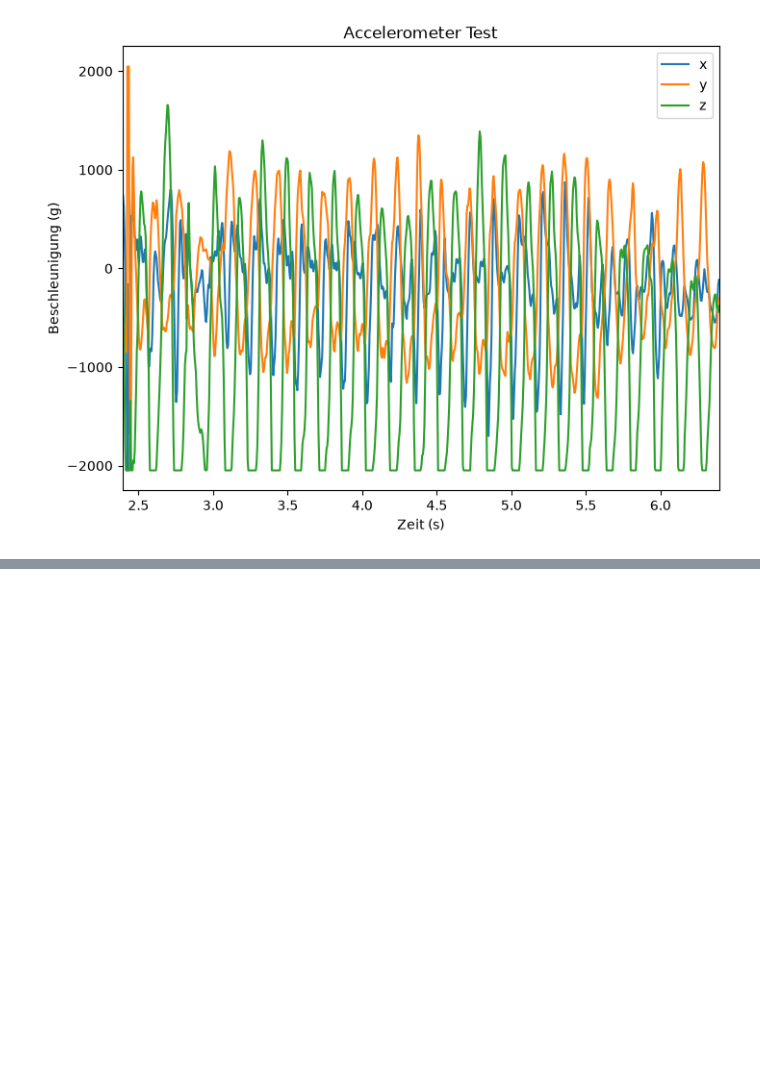
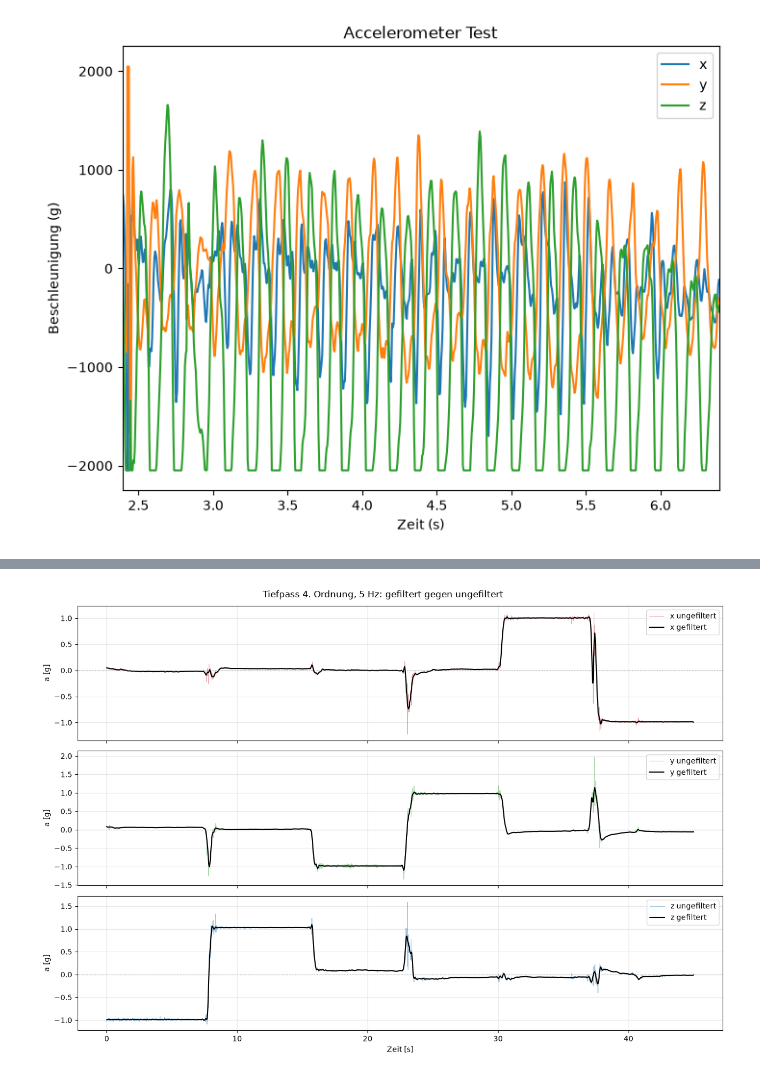
Before and after one commit to Luisa-Kneppel/Biosignalverarbeitung, a Jupyter notebook: Labor_Notebooks/Lab1_Visualisierung_Messdaten.ipynb, the cells around one changed output, grey strips where cells are left out. Cells and saved outputs as stored; diff of their text form; code cells hidden in the pictures; blank space fills up the shorter version.

```diff
--- a/Labor_Notebooks/Lab1_Visualisierung_Messdaten.ipynb
+++ b/Labor_Notebooks/Lab1_Visualisierung_Messdaten.ipynb
@@ -293,3 +290,82 @@ def butter_bandpass_filter(signal, lowcut, fs, order):
     b, a = butter_bandpass(lowcut,fs, order)
     y = sci.filtfilt(b, a, signal, axis = 0, order=order)
     return y
+# %%
+# ===== bestehender Code (unveraendert) =====
+def butter_bandpass(lowcut,fs,order):
+    nyq = 0.5 * fs
+    low = lowcut / nyq
+    order = 4
+    b, a = sci.butter(order, [low], 'lowpass', analog=False)
+    return b, a
+
+def butter_bandpass_filter(signal, lowcut, fs, order):
+    b, a = butter_bandpass(lowcut,fs, order)
+    y = sci.filtfilt(b, a, signal, axis = 0, order=order)
+    return y
+
+# ===== Daten einlesen (Spaltenreihenfolge wie in der Datei) =====
+DATEI = "./data/x_y_z_IMU.csv"
+LSB_PRO_G = 1024
+df = pd.read_csv(DATEI, sep=";", header=None, encoding="utf-8-sig",
+                 names=["ax_raw", "ay_raw", "az_raw", "t_us"])
+df = df.apply(pd.to_numeric, errors="coerce").dropna()
+t = (df["t_us"].to_numpy() - df["t_us"].iloc[0]) * 1e-6
+werte = {"x": df["ax_raw"].to_numpy() / LSB_PRO_G,
+         "y": df["ay_raw"].to_numpy() / LSB_PRO_G,
+         "z": df["az_raw"].to_numpy() / LSB_PRO_G}
+
+# ===== Abtastfrequenz =====
+dt = np.diff(t)
+fs = 1 / np.mean(dt)
+print("=== Abtastfrequenz ===")
+print(f"Mittelwert fs     : {fs:.2f} Hz")
+print(f"Std der fs        : {np.std(1/dt):.2f} Hz")
+print(f"Mittelwert dt     : {np.mean(dt)*1e3:.3f} ms")
+print(f"Std von dt        : {np.std(dt)*1e3:.3f} ms")
+print(f"Messdauer         : {t[-1]:.2f} s, {len(t)} Messwerte")
+
+# ===== Filter anwenden =====
+CUTOFF = 5      # Hz
+ORDER = 4
+
+def filtern(signal):
+    try:
+        return butter_bandpass_filter(signal, CUTOFF, fs, ORDER)
+    except TypeError:
+        # gleicher Filter, aber filtfilt ohne das ungueltige Argument "order"
+        b, a = sci.butter(ORDER, CUTOFF / (0.5 * fs), btype="lowpass")
+        return sci.filtfilt(b, a, signal, axis=0)
+
+gefiltert = {n: filtern(a) for n, a in werte.items()}
+
+# ===== Plot gefiltert gegen ungefiltert =====
+fig, axs = plt.subplots(3, 1, figsize=(13, 9), sharex=True)
+for ax, (n, a), c in zip(axs, werte.items(), ["tab:red", "tab:green", "tab:blue"]):
+    ax.plot(t, a, color=c, alpha=0.4, linewidth=0.8, label=f"{n} ungefiltert")
+    ax.plot(t, gefiltert[n], color="black", linewidth=1.5, label=f"{n} gefiltert")
+    ax.axhline(0, color="grey", linestyle=":", linewidth=0.8)
+    ax.set_ylabel("a [g]"); ax.grid(True, alpha=0.3); ax.legend(loc="upper right")
+axs[-1].set_xlabel("Zeit [s]")
+fig.suptitle(f"Tiefpass {ORDER}. Ordnung, {CUTOFF} Hz: gefiltert gegen ungefiltert")
+plt.tight_layout()
+plt.savefig("diagramm_gefiltert.png", dpi=200)
+plt.show()
+
+# ===== Kennwerte pro Orientierung (ruhige Plateaus) =====
+SCHWELLE_HOCH, SCHWELLE_NIEDRIG = 0.8, 0.3
+print("\n=== Kennwerte pro Orientierung ===")
+print(f"{'Lage':8s}{'N':>6s}{'Dauer[s]':>9s}{'Mittel roh':>12s}{'Mittel gef':>12s}"
+      f"{'Abw. von +-1g':>15s}{'Std roh':>10s}{'Std gef':>10s}{'Std-Red.':>9s}")
+for n in werte:
+    andere = [werte[m] for m in werte if m != n]
+    ruhig = (np.abs(andere[0]) < SCHWELLE_NIEDRIG) & (np.abs(andere[1]) < SCHWELLE_NIEDRIG)
+    for richtung, vz, maske in (("oben", 1, (werte[n] > SCHWELLE_HOCH) & ruhig),
+                                ("unten", -1, (werte[n] < -SCHWELLE_HOCH) & ruhig)):
+        if not maske.any():
+            print(f"{n}_{richtung}: nicht erkannt"); continue
+        roh, gef = werte[n][maske], gefiltert[n][maske]
+        print(f"{n}_{richtung:6s}{maske.sum():6d}{maske.sum()/fs:9.1f}"
+              f"{roh.mean():12.3f}{gef.mean():12.3f}{roh.mean()-vz:15.3f}"
+              f"{roh.std():10.4f}{gef.std():10.4f}{(1-gef.std()/roh.std())*100:8.0f}%")
+# %% [output]
@@ -295,0 +378 @@ def butter_bandpass_filter(signal, lowcut, fs, order):
+[figure, added]
```
Also changed, not shown: parts of 4 cells of this notebook, 9 other files.
